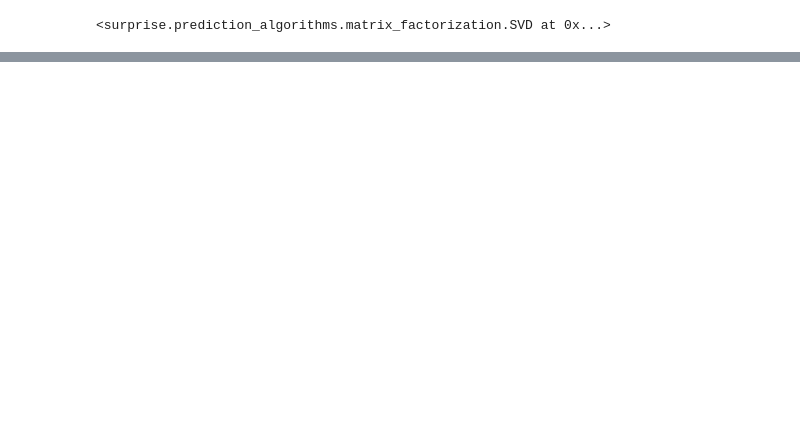
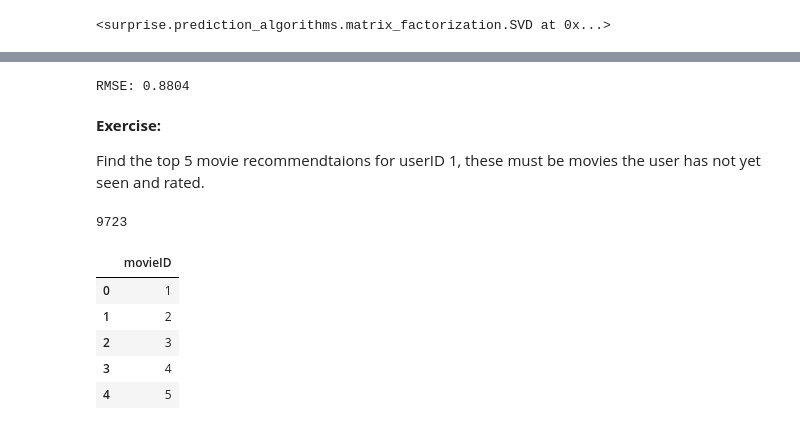
Before and after one commit to Lawrence-Krukrubo/IBM-Learn-XAI, a Jupyter notebook: recsys-matrixfactorization.ipynb, the cells around one changed output, grey strips where cells are left out. Drawn from its saved outputs; the diff is of its cells as text; code cells hidden in the pictures; blank space fills up the shorter version.

```diff
--- a/recsys-matrixfactorization.ipynb
+++ b/recsys-matrixfactorization.ipynb
@@ -101,0 +155,31 @@ model.fit(train_set)
+# %%
+RMSE = rmse(predictions, verbose=True)
+# %% [output]
+RMSE: 0.8804
+# %% [markdown]
+**Exercise:**
+
+Find the top 5 movie recommendtaions for userID 1, these must be movies the user has not yet seen and rated.
+# %%
+# get a list of movieIDs not seen by userID 1
+
+x = rating_df[rating_df['userID'] != 1]['itemID'].to_list()
+
+# Convert to a set, to remove duplicates
+x = list(set(x))
+
+print(len(x))
+# %% [output]
+9723
+# %%
+# Make this a dataframe instead of iterating
+
+k = pd.DataFrame(x, columns=['movieID'])
+k.head()
+# %% [output]
+|  | movieID |
+| 0 | 1 |
+| 1 | 2 |
+| 2 | 3 |
+| 3 | 4 |
+| 4 | 5 |
```
Also changed, not shown: parts of 21 cells of this notebook.
